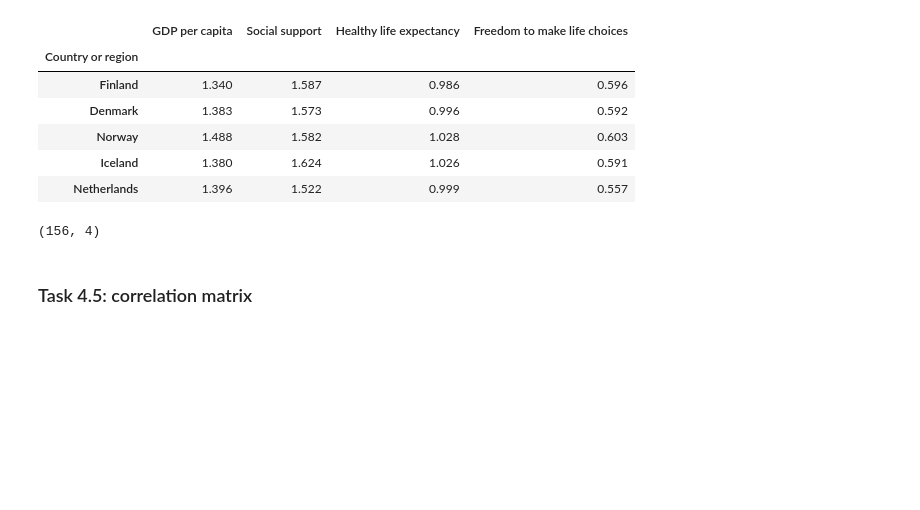
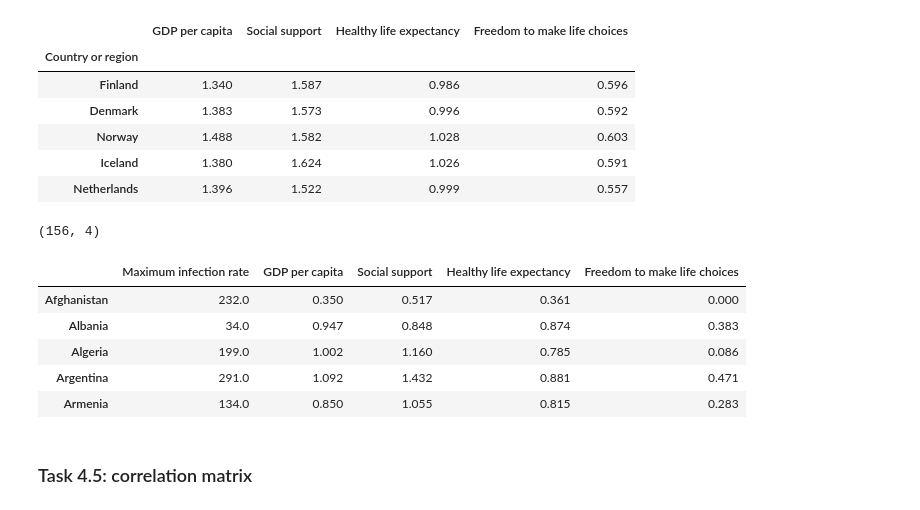
Before and after one commit to Nada-Ashraf/covid19-data-analysis-using-python, a Jupyter notebook: covid19 data analysis notebook.ipynb, the cells around one changed output. Cells and saved outputs as stored; diff of their text form; code cells hidden in the pictures; blank space fills up the shorter version.

```diff
--- a/covid19 data analysis notebook.ipynb
+++ b/covid19 data analysis notebook.ipynb
@@ -140,7 +140,7 @@ covid19_data_aggregated.head()
 # %% [markdown]
 ### Task 3.4: create a new dataframe with only needed column
 # %%
-covid19_data_processed = covid19_data_aggregated["Maximum infection rate"]
+covid19_data_processed = pd.DataFrame(covid19_data_aggregated["Maximum infection rate"])
 # %%
 covid19_data_processed.head()
 # %% [output]
@@ -231,5 +231,17 @@ happiness_report_data.head()
 happiness_report_data.shape
 # %% [output]
 (156, 4)
+# %%
+# Use inner join to join the two datasets
+# Because their rows aren't the same
+data = covid19_data_processed.join(happiness_report_data, how = "inner")
+data.head()
+# %% [output]
+|  | Maximum infection rate | GDP per capita | Social support | Healthy life expectancy | Freedom to make life choices |
+| Afghanistan | 232.0 | 0.350 | 0.517 | 0.361 | 0.000 |
+| Albania | 34.0 | 0.947 | 0.848 | 0.874 | 0.383 |
+| Algeria | 199.0 | 1.002 | 1.160 | 0.785 | 0.086 |
+| Argentina | 291.0 | 1.092 | 1.432 | 0.881 | 0.471 |
+| Armenia | 134.0 | 0.850 | 1.055 | 0.815 | 0.283 |
 # %% [markdown]
 ### Task 4.5: correlation matrix
```
Also changed, not shown: parts of 4 cells of this notebook.
